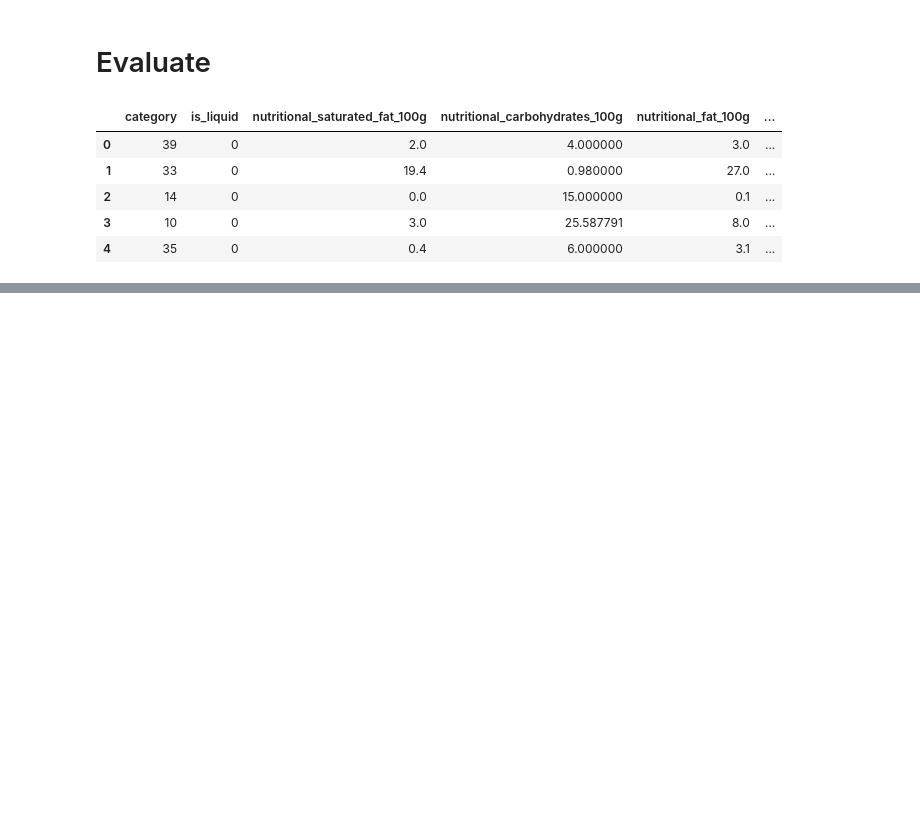
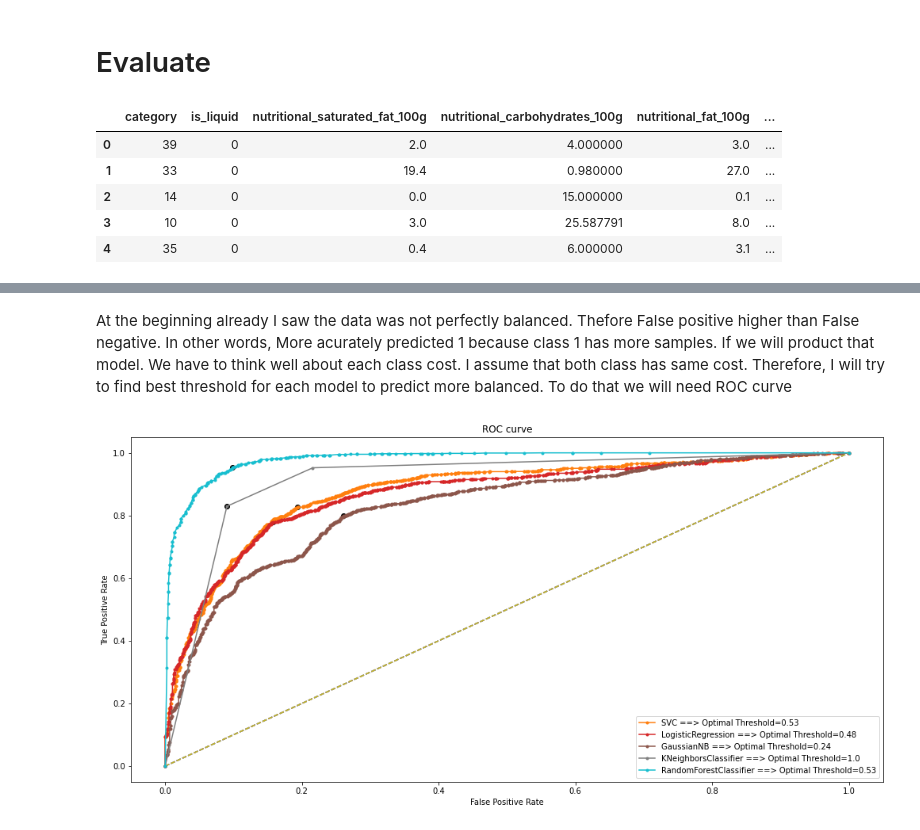
Before and after one commit to serdarakyol/food-classification, a Jupyter notebook: notebooks/myrealfood.ipynb, the cells around one changed output, grey strips where cells are left out. Cells and saved outputs as stored; diff of their text form; code cells hidden in the pictures; blank space fills up the shorter version.

```diff
--- a/notebooks/myrealfood.ipynb
+++ b/notebooks/myrealfood.ipynb
@@ -449,0 +332,39 @@ As we can see graphics random forest is best option but we have to make a balanc
+# %% [markdown]
+At the beginning already I saw the data was not perfectly balanced. Thefore False positive higher than False negative. In other words, More acurately predicted 1 because class 1 has more samples. If we will product that model. We have to think well about each class cost. I assume that both class has same cost. Therefore, I will try to find best threshold for each model to predict more balanced. To do that we will need ROC curve
+# %%
+from sklearn.metrics import roc_curve
+from numpy import sqrt, argmax
+import numpy as np
+import matplotlib.pyplot as plt
+
+best_thresholds = np.empty((len(models)), dtype=object)
+fig, ax = plt.subplots(figsize=(17, 8))
+plt.title("ROC curve")
+for i, model in enumerate(models):
+    model_name = str(model).split("(")[0]
+    temp = {
+        "model_name": model_name,
+        "optimal_thresh": float
+    }
+    prodiction_prob = model.predict_proba(test_features)
+    # keep probabilities for the positive outcome only
+    prodiction_prob = prodiction_prob[:, 1]
+    fpr, tpr, thresholds = roc_curve(test_labels, prodiction_prob)
+    # calculate the geometric mean for each threshold
+    gmeans = sqrt(tpr * (1-fpr))
+    # locate the index of the largest g-mean
+    ix = argmax(gmeans)
+    temp["optimal_thresh"] = thresholds[ix]
+    #print('Best Threshold for %s =%f, G-Mean=%.3f' % (str(model), thresholds[ix], gmeans[ix]))
+    plt.plot([0,1], [0,1], linestyle='--')
+    plt.plot(fpr, tpr, marker='.', label=f"{model_name} ==> Optimal Threshold={round(thresholds[ix], 2)}")
+    plt.scatter(fpr[ix], tpr[ix], marker='o', color='black')
+    best_thresholds[i] = temp
+# axis labels
+plt.xlabel('False Positive Rate')
+plt.ylabel('True Positive Rate')
+plt.legend()
+# show the plot
+plt.show()
+# %% [output]
+[figure, added]
```
Also changed, not shown: parts of 36 cells of this notebook, 10 other files.
